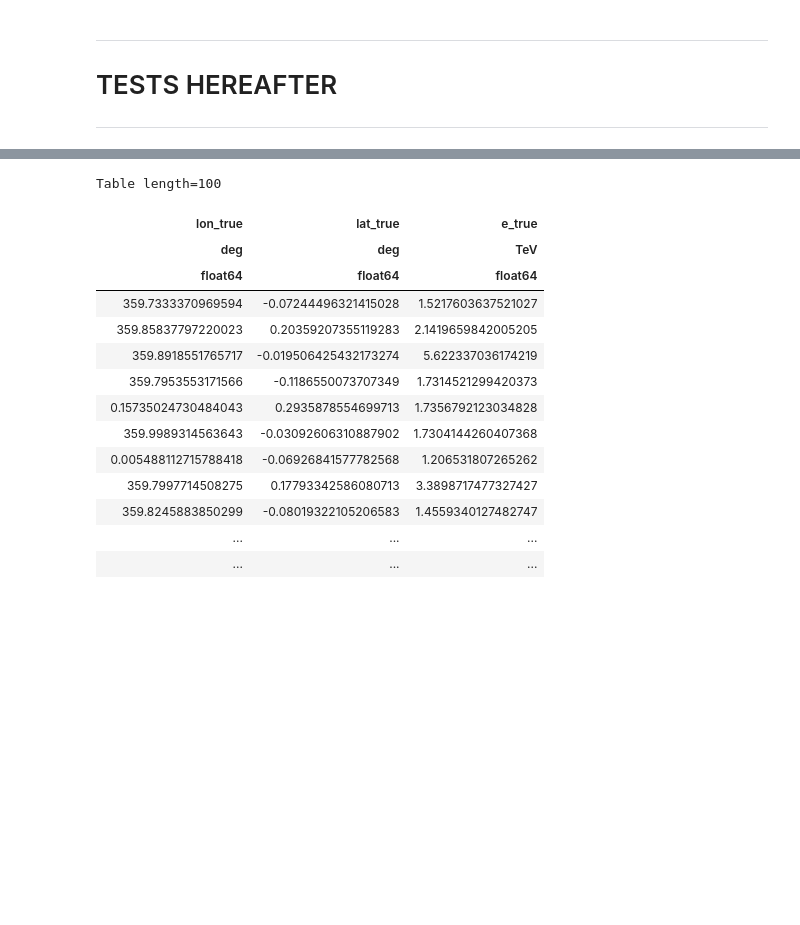
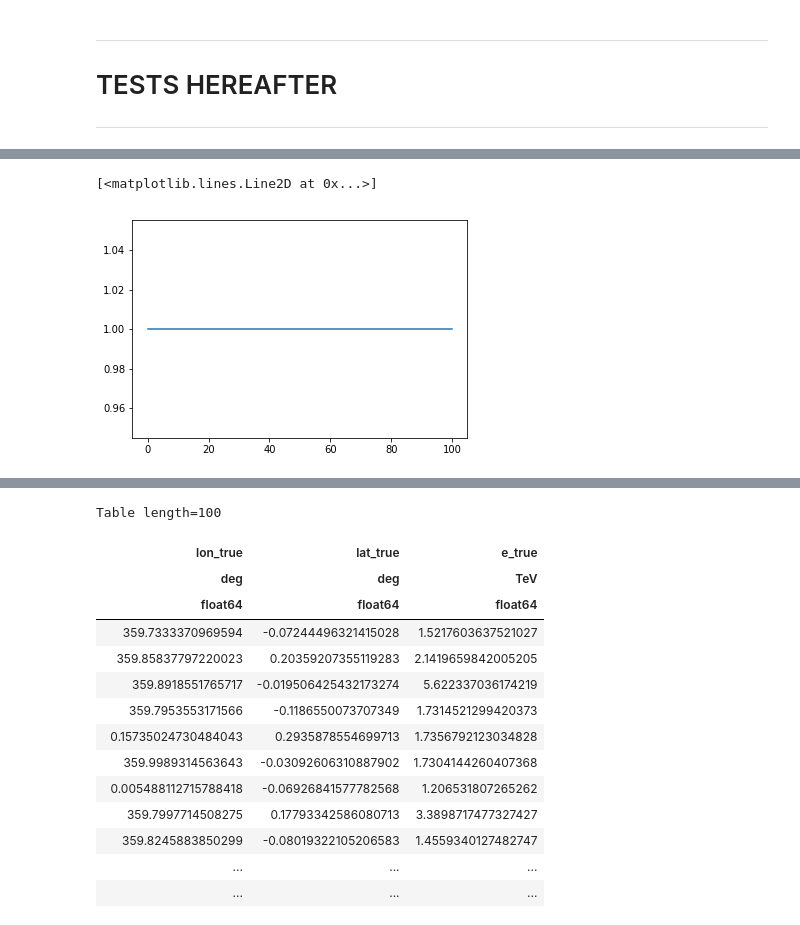
Before and after one commit to fabiopintore/notebooks-public, a Jupyter notebook: gammapy-event-sampling/prototype.ipynb, the cells around one changed output, grey strips where cells are left out. Saved outputs shown, nothing was run; the diff lists cells and outputs as text; code cells hidden in the pictures; blank space fills up the shorter version.

```diff
--- a/gammapy-event-sampling/prototype.ipynb
+++ b/gammapy-event-sampling/prototype.ipynb
@@ -364,0 +470,26 @@ To compute the predicted number of counts we use the `MapEvaluator`:
+# %%
+from astropy.table import Table
+from gammapy.time.models import LightCurveTableModel
+import numpy as np
+
+time = np.linspace(0,100,100)
+
+def rate(x):
+	return np.exp(-x/20)
+
+table = Table()
+
+table['time'] = time
+table['rate'] = 1.0
+
+lc = LightCurveTableModel(table)
+
+times = lc.table['time'].data
+ctss = lc.table['rate'].data
+
+light = np.vstack([times,ctss])
+# %%
+plt.plot(times,ctss)
+# %% [output]
+[<matplotlib.lines.Line2D at 0x...>]
+[figure, added]
```
Also changed, not shown: parts of 38 cells of this notebook.
